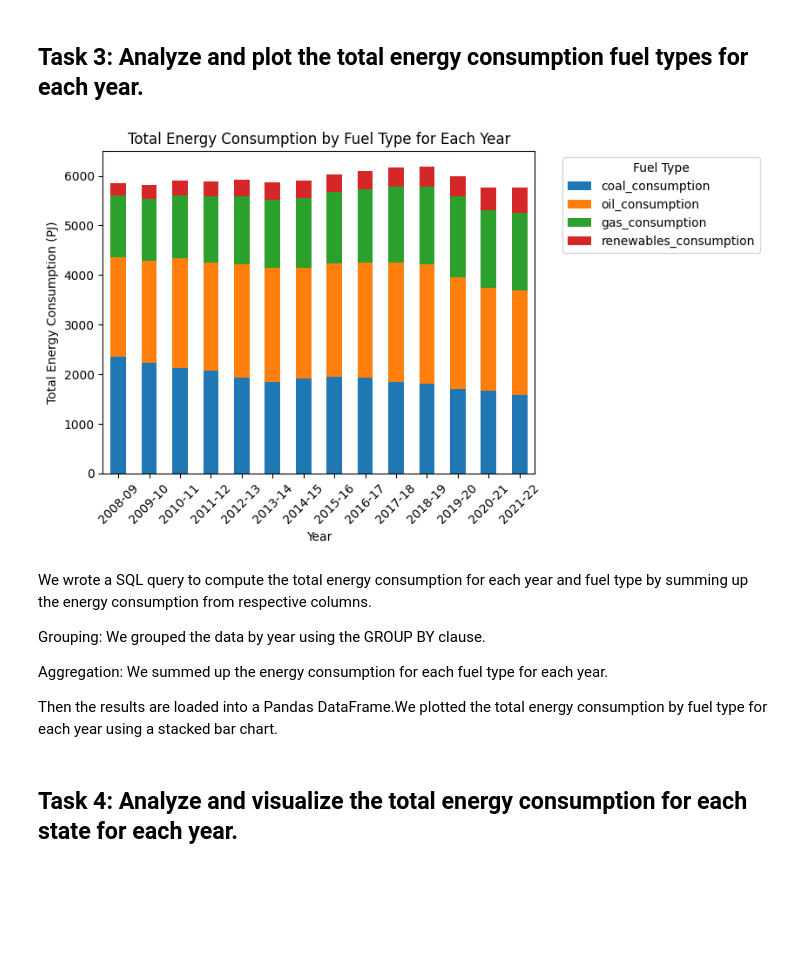
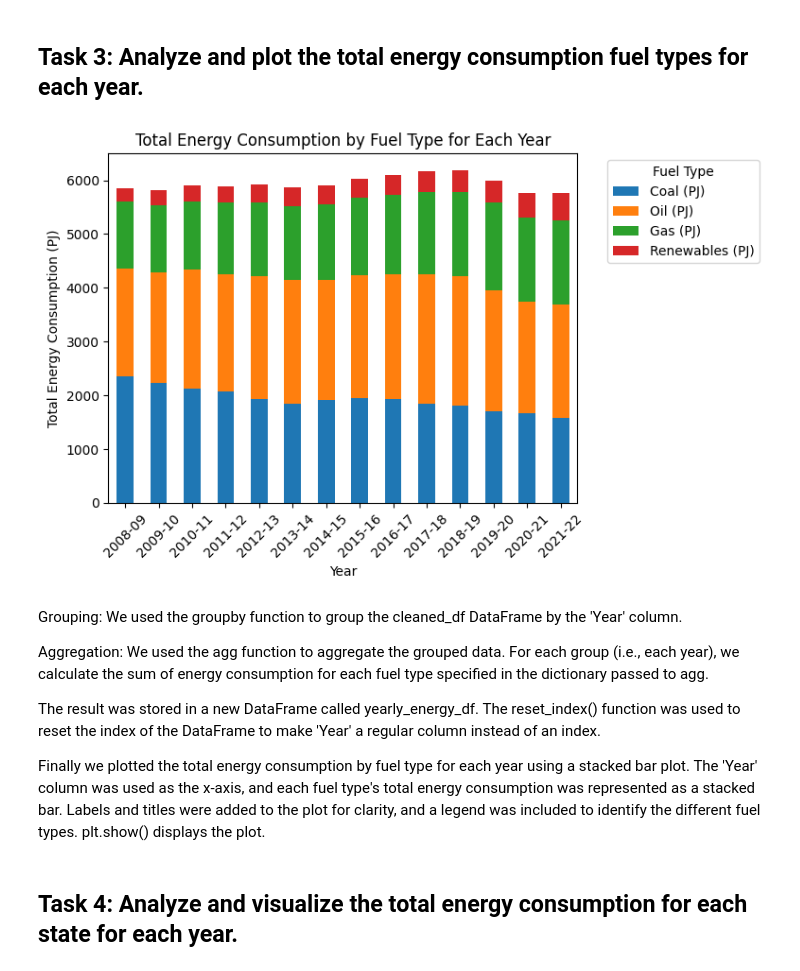
Before and after one commit to Fahim136/Australian-Energy-Dataset-Analysis-Assignment, a Jupyter notebook: Australian_Energy_Dataset_Analysis.ipynb, the cells around one changed output. Cells and saved outputs as stored; diff of their text form; code cells hidden in the pictures; blank space fills up the shorter version.

```diff
--- a/Australian_Energy_Dataset_Analysis.ipynb
+++ b/Australian_Energy_Dataset_Analysis.ipynb
@@ -259,17 +298,22 @@ Gen AI plays a pivotal role in augmenting human intelligence, accelerating probl
 # %% [markdown]
 ## **Task 1: Compute and visualize the total energy consumption for each state.**
 # %%
-# Write SQL query to compute total energy consumption for each state
-query = """
-SELECT State, SUM("Coal (PJ)" + "Oil (PJ)" + "Gas (PJ)" + "Renewables (PJ)") AS total_energy_consumption
-FROM AUS_energy
-GROUP BY State;
-"""
+# Compute total energy consumption for each state using the cleaned_df dataframe
+cleaned_df.loc[:, 'total_energy_consumption'] = (
+    cleaned_df.loc[:, 'Coal (PJ)'] +
+    cleaned_df.loc[:, 'Oil (PJ)'] +
+    cleaned_df.loc[:, 'Gas (PJ)'] +
+    cleaned_df.loc[:, 'Renewables (PJ)']
+)
 
-# Load query results into a Pandas DataFrame
-state_energy_df = pd.read_sql_query(query, conn)
+# Group by state and sum the total energy consumption
+state_energy_df = cleaned_df.groupby('State', as_index=False)['total_energy_consumption'].sum()
+
+# Check if any states are missing after grouping
+print(state_energy_df)
 
 # Visualize the data
+plt.figure(figsize=(10, 6))  # Adjust the figure size if necessary
 plt.bar(state_energy_df['State'], state_energy_df['total_energy_consumption'])
 plt.xlabel('State')
 plt.ylabel('Total Energy Consumption (PJ)')
@@ -320,38 +369,32 @@ After the query results had been loaded into a Pandas DataFrame, we visualized t
 # %% [markdown]
 ## **Task 3: Analyze and plot the total energy consumption fuel types for each year.**
 # %%
-# Write SQL query to compute total energy consumption for each year and fuel type
-query = """
-SELECT Year,
-       SUM("Coal (PJ)") AS coal_consumption,
-       SUM("Oil (PJ)") AS oil_consumption,
-       SUM("Gas (PJ)") AS gas_consumption,
-       SUM("Renewables (PJ)") AS renewables_consumption
-FROM AUS_energy
-GROUP BY Year;
-"""
-
-# Load query results into a Pandas DataFrame
-yearly_energy_df = pd.read_sql_query(query, conn)
+# Group the cleaned DataFrame by Year and sum the energy consumption for each fuel type
+yearly_energy_df = cleaned_df.groupby('Year').agg({
+    "Coal (PJ)": "sum",
+    "Oil (PJ)": "sum",
+    "Gas (PJ)": "sum",
+    "Renewables (PJ)": "sum"
+}).reset_index()
 
 # Plot the data
 yearly_energy_df.plot(x='Year', kind='bar', stacked=True)
 plt.xlabel('Year')
 plt.ylabel('Total Energy Consumption (PJ)')
 plt.title('Total Energy Consumption by Fuel Type for Each Year')
 plt.legend(title='Fuel Type', bbox_to_anchor=(1.05, 1), loc='upper left')
 plt.xticks(rotation=45)
 plt.show()
 # %% [output]
-[figure, old version]
+[figure, new version]
-# %% [markdown]
-We wrote a SQL query to compute the total energy consumption for each year and fuel type by summing up the energy consumption from respective columns.
-
-Grouping: We grouped the data by year using the GROUP BY clause.
-
-Aggregation: We summed up the energy consumption for each fuel type for each year.
-
-Then the results are loaded into a Pandas DataFrame.We plotted the total energy consumption by fuel type for each year using a stacked bar chart.
+# %% [markdown]
+Grouping: We used the groupby function to group the cleaned_df DataFrame by the 'Year' column.
+
+Aggregation: We used the agg function to aggregate the grouped data. For each group (i.e., each year), we calculate the sum of energy consumption for each fuel type specified in the dictionary passed to agg.
+
+The result was stored in a new DataFrame called yearly_energy_df. The reset_index() function was used to reset the index of the DataFrame to make 'Year' a regular column instead of an index.
+
+Finally we plotted the total energy consumption by fuel type for each year using a stacked bar plot. The 'Year' column was used as the x-axis, and each fuel type's total energy consumption was represented as a stacked bar. Labels and titles were added to the plot for clarity, and a legend was included to identify the different fuel types. plt.show() displays the plot.
 # %% [markdown]
 ## **Task 4: Analyze and visualize the total energy consumption for each state for each year.**
 # %%
```
Also changed, not shown: parts of 21 cells of this notebook.
